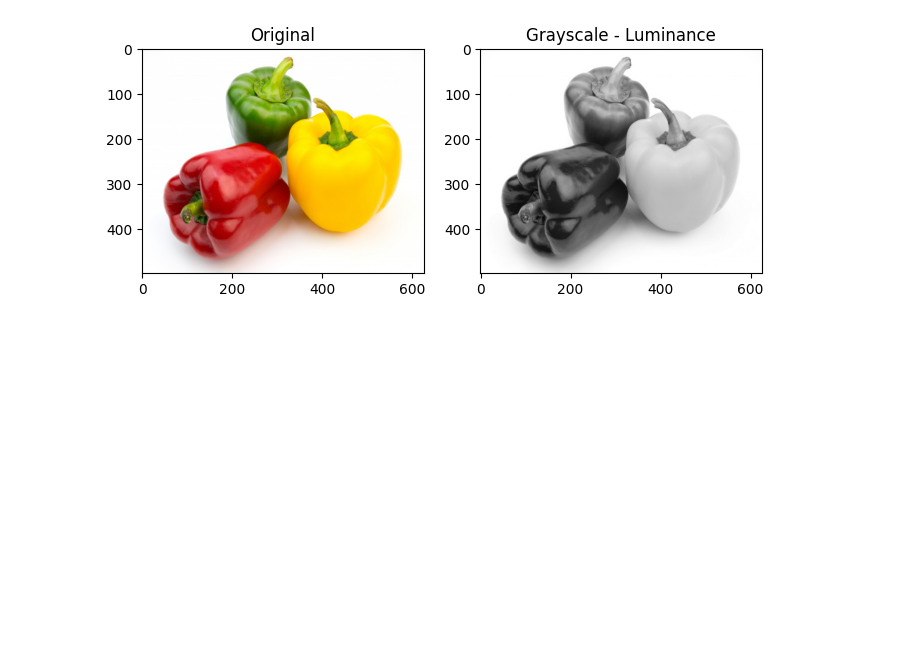
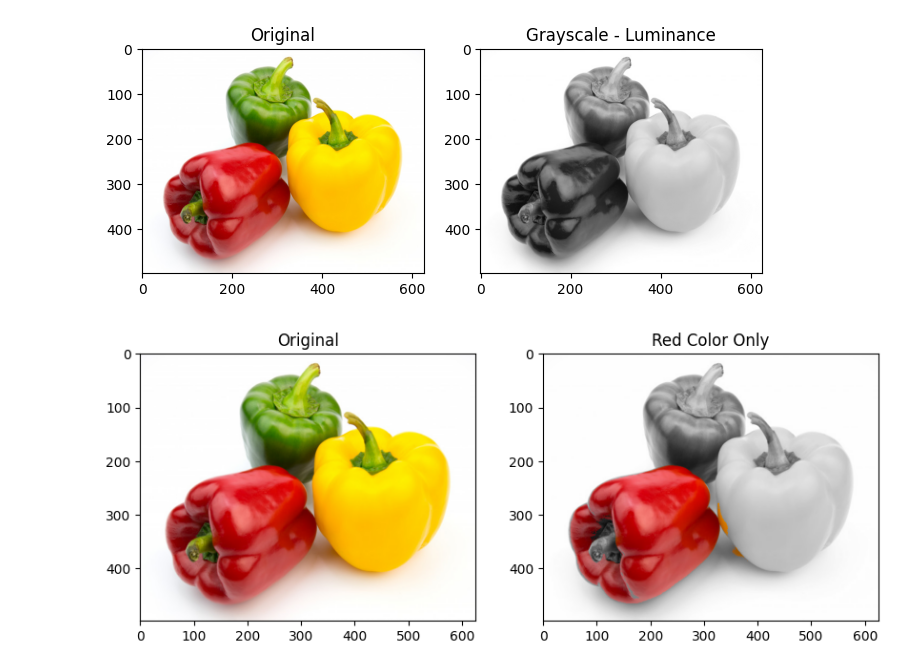
Before and after one commit to rsyadipras/PCVK_Ganjil2026, a Jupyter notebook: Week3.ipynb, the cells around one changed output. Saved outputs shown, nothing was run; the diff lists cells and outputs as text; code cells hidden in the pictures; blank space fills up the shorter version.

Commit message:
feat: implement choose red color only and change another color into grayscale

```diff
--- a/Week3.ipynb
+++ b/Week3.ipynb
@@ -140,3 +140,23 @@ for name, gray_img in methods:
 [figure]
 [figure]
 [figure]
+# %%
+# Implementasi tampilkan warna tertentu, yang lain grayscale
+img = io.imread('/content/drive/MyDrive/PCVK2026/peppers.jpg')
+R, G, B = img[:,:,0].astype(float), img[:,:,1].astype(float), img[:,:,2].astype(float)
+
+gray = (0.21 * R + 0.72 * G + 0.07 * B).astype(np.uint8) # grayscale luminance
+red_mask = (R > 100) & (R > G * 1.7) & (R > B * 1.2) # menampilkan warna merah saja
+
+result = np.zeros_like(img)
+for c in range(3):
+    result[:,:,c] = np.where(red_mask, img[:,:,c], gray)
+
+fig, axes = plt.subplots(1, 2, figsize=(10, 4))
+axes[0].imshow(img)
+axes[0].set_title('Original')
+axes[1].imshow(result)
+axes[1].set_title('Red Color Only')
+plt.show()
+# %% [output]
+[figure, added]
```
Also changed, not shown: parts of 1 cell of this notebook.
